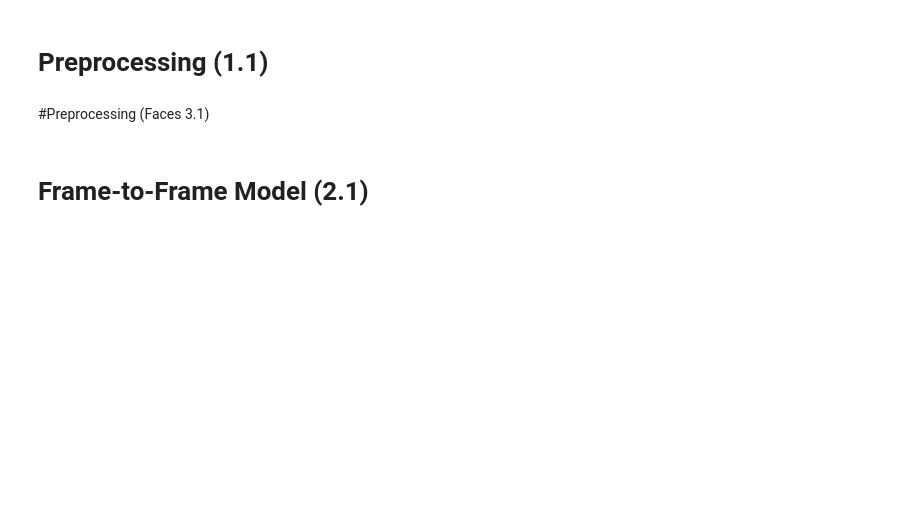
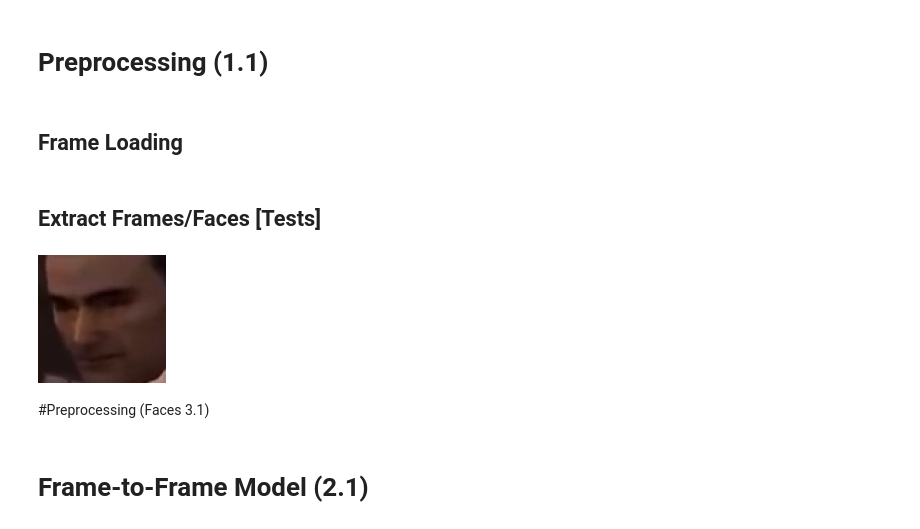
Before and after one commit to nikeshpatel99/style-transfer, a Jupyter notebook: image_to_image.ipynb, the cells around one changed output. Cells and saved outputs as stored; diff of their text form; code cells hidden in the pictures; blank space fills up the shorter version.

```diff
--- a/image_to_image.ipynb
+++ b/image_to_image.ipynb
@@ -33,5 +47,7 @@ device = torch.device('cuda') if torch.cuda.is_available() else torch.device('cp
 # %% [markdown]
 # Preprocessing  (1.1)
+# %% [markdown]
+## Frame Loading
 # %%
 def load_video(filepath, start_frame=0, end_frame=-1):
     # import video
@@ -126,3 +116,23 @@ MAFIA_FRAMES = load_video_random_frames(MAFIA_FILEPATH,10)
+# %% [markdown]
+## Extract Frames/Faces [Tests]
+# %%
+d = display.display(None, display_id=True)
+MAFIA_FRAMES = load_video_random_faces(MAFIA_FILEPATH,2)
+#GODFATHER_FRAMES = load_video_random_frames(GODFATHER_FILEPATH)
+#IRISHMAN_FRAMES = load_video_random_frames(IRISHMAN_FILEPATH)
+#SOPRANOS_FRAMES = load_video_random_frames(SOPRANOS_FILEPATH)
+
+d.update(Image.fromarray(MAFIA_FRAMES[0]))
+from time import sleep
+sleep(5)
+d.update(Image.fromarray(MAFIA_FRAMES[1]))
+
+# view frames
+
+#for count, frame in enumerate(MAFIA_FRAMES):
+#    d.update(Image.fromarray(frame))
+# %% [output]
+[figure, added]
 # %% [markdown]
 #Preprocessing (Faces 3.1)
 # %%
```
Also changed, not shown: parts of 25 cells of this notebook.
